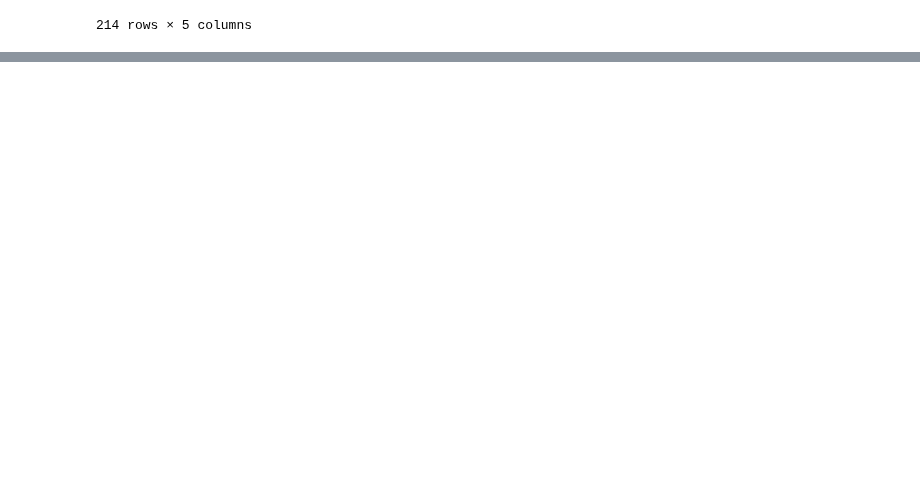
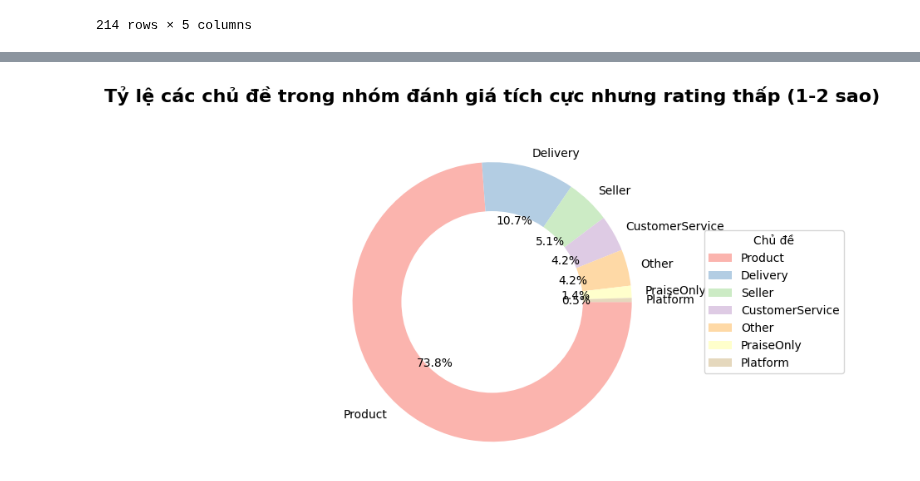
Before and after one commit to Hutramikha/Data_Analysis_SGU_2025, a Jupyter notebook: Data_analysis/final_project/Customer360-main/notebooks/03_2_diagnostic_analysis.ipynb, the cells around one changed output, grey strips where cells are left out. Cells and saved outputs as stored; diff of their text form; code cells hidden in the pictures; blank space fills up the shorter version.

```diff
--- a/Data_analysis/final_project/Customer360-main/notebooks/03_2_diagnostic_analysis.ipynb
+++ b/Data_analysis/final_project/Customer360-main/notebooks/03_2_diagnostic_analysis.ipynb
@@ -336,0 +421,2 @@ df
+# %%
+df = pd.read_csv("../data/3_sentiment/reviews_3.csv")
@@ -336,0 +439,41 @@ df
+# %%
+# Chuẩn bị dữ liệu
+df1 = df['category'].value_counts().reset_index()
+df1.columns = ['category', 'count']
+
+# Tạo màu sắc đẹp mắt (palette pastel)
+colors = plt.cm.Pastel1(range(len(df1)))
+
+# Vẽ biểu đồ donut
+plt.pie(
+    df1['count'],
+    labels=df1['category'],
+    autopct='%1.1f%%',
+    counterclock=False,   # xoay theo chiều kim đồng hồ
+    colors=colors,
+)
+
+# Thêm vòng tròn trắng ở giữa để tạo donut
+centre_circle = plt.Circle((0, 0), 0.65, fc='white')
+plt.gca().add_artist(centre_circle)
+
+# Căn chỉnh
+plt.axis('equal')  # giữ hình tròn cân đối
+plt.title(
+    "Tỷ lệ các chủ đề trong nhóm đánh giá tích cực nhưng rating thấp (1-2 sao)",
+    fontsize=16,
+    fontweight='bold',
+    pad=40
+)
+
+# Thêm chú thích (legend) bên cạnh
+plt.legend(
+    df1['category'],
+    title="Chủ đề",
+    loc="center left",
+    bbox_to_anchor=(1, 0.5)
+)
+
+plt.show()
+# %% [output]
+[figure, added]
```
Also changed, not shown: parts of 37 cells of this notebook, 4 other files.
